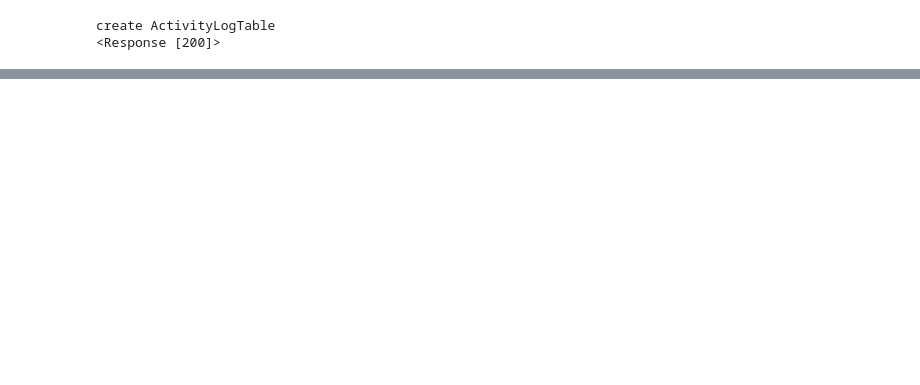
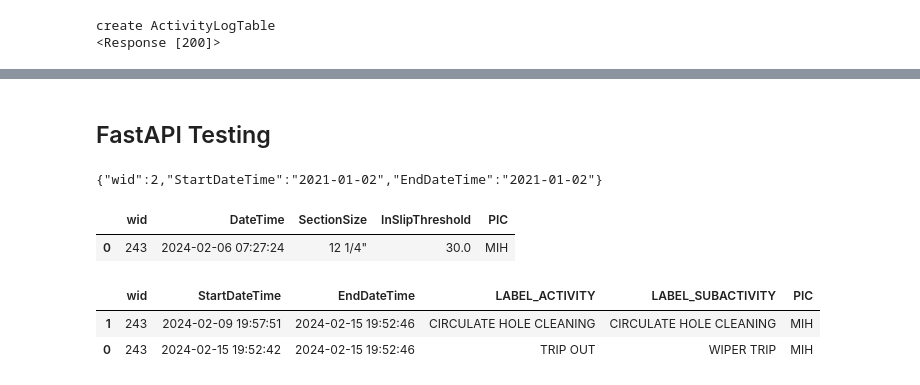
Before and after one commit to jiunx7174/MIH-Dashboard-Project, a Jupyter notebook: Streamlit_App_v3/Notebook/00_DataRealtimePipeline.ipynb, the cells around one changed output, grey strips where cells are left out. Saved outputs shown, nothing was run; the diff lists cells and outputs as text; code cells hidden in the pictures; blank space fills up the shorter version.

```diff
--- a/Streamlit_App_v3/Notebook/00_DataRealtimePipeline.ipynb
+++ b/Streamlit_App_v3/Notebook/00_DataRealtimePipeline.ipynb
@@ -1195,0 +1267,25 @@ create ActivityLogTable
+# %% [markdown]
+## FastAPI Testing
+# %%
+import pandas as pd
+
+# Example DataFrame setup
+data = {
+    'wid': [1, 2, 3],
+    'StartDateTime': ['2021-01-01', '2021-01-02', '2021-01-03'],
+    'EndDateTime': ['2021-01-01', '2021-01-02', '2021-01-03']
+}
+OverideActivity_df = pd.DataFrame(data)
+
+# Example key
+key = '1'  # Assuming the 'key' is a string that represents an integer index
+
+# Selecting the row and columns
+selected_data = OverideActivity_df.loc[int(key), ['wid', 'StartDateTime', 'EndDateTime']]
+
+# Converting to JSON
+json_output = selected_data.to_json()
+
+print(json_output)
+# %% [output]
+{"wid":2,"StartDateTime":"2021-01-02","EndDateTime":"2021-01-02"}
@@ -1195,0 +1300,48 @@ create ActivityLogTable
+# %%
+# http://127.0.0.1:8000/override-activity-table/insert/
+# POST API = {
+#   "wid": 0,
+#   "StartDateTime": "string",
+#   "EndDateTime": "string",
+#   "LABEL_ACTIVITY": "string",
+#   "LABEL_SUBACTIVITY": "string",
+#   "PIC": "string"
+# }
+# http://127.0.0.1:8000/override-activity-table/delete/
+# POST API = {
+#   "wid": 0,
+#   "StartDateTime": "string",
+#   "EndDateTime": "string"
+# }
+def DomeRequestPOST(API, Data_params):
+    return requests.post(API, data=Data_params)
+def DomeRequestGET(API, Data_params):
+    return requests.get(API, data=Data_params)
+API_Request = "http://127.0.0.1:8000/override-activity-table/get/"
+API_Request = "http://127.0.0.1:8000/section-params-table/get/"
+
+json_queries = json.dumps(
+    {
+  "wid": 243,
+  "cid": 74
+    },
+    indent = 4
+)
+response = DomeRequestPOST(API_Request, json_queries)
+Override_df_temp = pd.DataFrame(response.json())
+Override_df_temp
+# %% [output]
+|  | wid | DateTime | SectionSize | InSlipThreshold | PIC |
+| 0 | 243 | 2024-02-06 07:27:24 | 12 1/4" | 30.0 | MIH |
+# %%
+list_col_str = 'StartDateTime'
+Override_df_temp[list_col_str] = pd.to_datetime(Override_df_temp[list_col_str])
+Override_df_temp = Override_df_temp.sort_values(by=list_col_str, ascending=True)
+# DomeOverrideActivity_Delete(
+#                     OverideActivity_df.loc[int(key), ['wid','StartDateTime','EndDateTime']].to_json()
+#                 )
+Override_df_temp
+# %% [output]
+|  | wid | StartDateTime | EndDateTime | LABEL_ACTIVITY | LABEL_SUBACTIVITY | PIC |
+| 1 | 243 | 2024-02-09 19:57:51 | 2024-02-15 19:52:46 | CIRCULATE HOLE CLEANING | CIRCULATE HOLE CLEANING | MIH |
+| 0 | 243 | 2024-02-15 19:52:42 | 2024-02-15 19:52:46 | TRIP OUT | WIPER TRIP | MIH |
```
Also changed, not shown: parts of 18 cells of this notebook, 27 other files.
